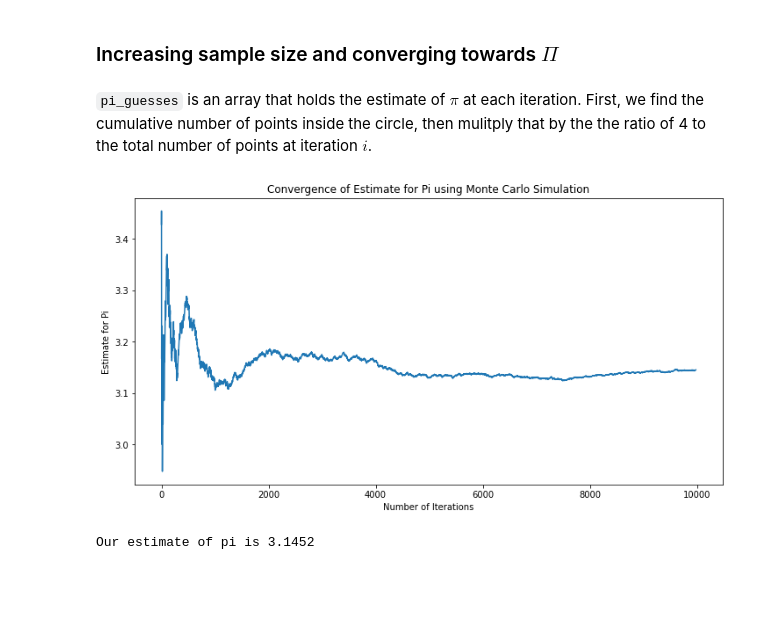
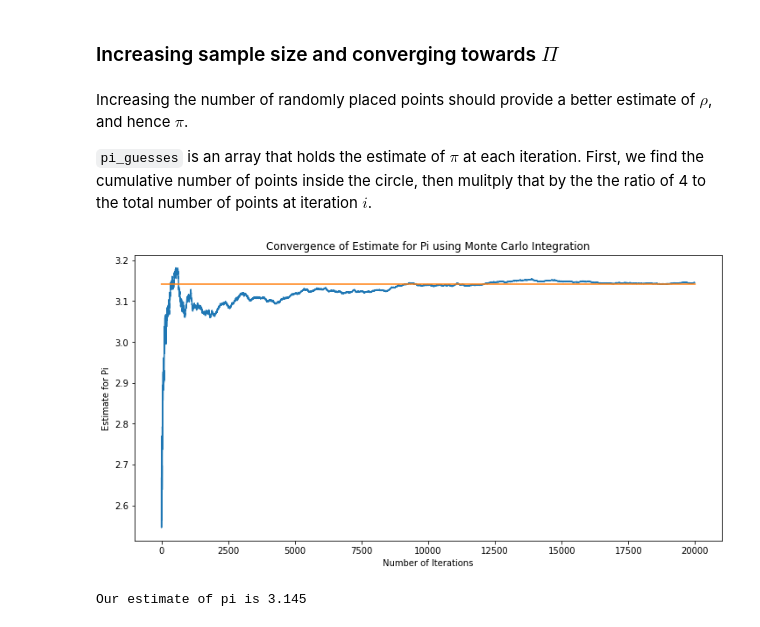
Before and after one commit to insight2action/experiments, a Jupyter notebook: Fun_with_Pi.ipynb, the cells around one changed output. Cells and saved outputs as stored; diff of their text form; code cells hidden in the pictures; blank space fills up the shorter version.

```diff
--- a/Fun_with_Pi.ipynb
+++ b/Fun_with_Pi.ipynb
@@ -89,4 +88,6 @@ Estimate for pi is 3.28
 # %% [markdown]
 ### Increasing sample size and converging towards $\Pi$
 # %% [markdown]
+Increasing the number of randomly placed points should provide a better estimate of $\rho$, and hence $\pi$.
+
 `pi_guesses` is an array that holds the estimate of $\pi$ at each iteration. First, we find the cumulative number of points inside the circle, then mulitply that by the the ratio of 4 to the total number of points at iteration $i$.
@@ -97,14 +94,28 @@ pi_guesses = 4 * pi_guesses/np.ones(n_points).cumsum()
+# %%
+n_points = 20000
+
+x = np.random.uniform(-1, 1, n_points)
+y = np.random.uniform(-1, 1, n_points)
+
+incircle = np.zeros(n_points)
+
+incircle = (x*x + y*y <=1)
+
+pi_guesses = incircle.cumsum()
+
+pi_guesses = 4 * pi_guesses/np.ones(n_points).cumsum()
 # %%
 plt.figure(figsize=(12, 6))
 
 plt.plot(pi_guesses[20:])
-plt.title("Convergence of Estimate for Pi using Monte Carlo Simulation")
+plt.plot([np.pi]*n_points)
+plt.title("Convergence of Estimate for Pi using Monte Carlo Integration")
 plt.xlabel("Number of Iterations")
 plt.ylabel("Estimate for Pi")
 plt.show()
 # %% [output]
-[figure, old version]
+[figure, new version]
 # %%
 print("Our estimate of pi is", pi_guesses[-1])
 # %% [output]
-Our estimate of pi is 3.1452
+Our estimate of pi is 3.145
```
Also changed, not shown: parts of 6 cells of this notebook.
